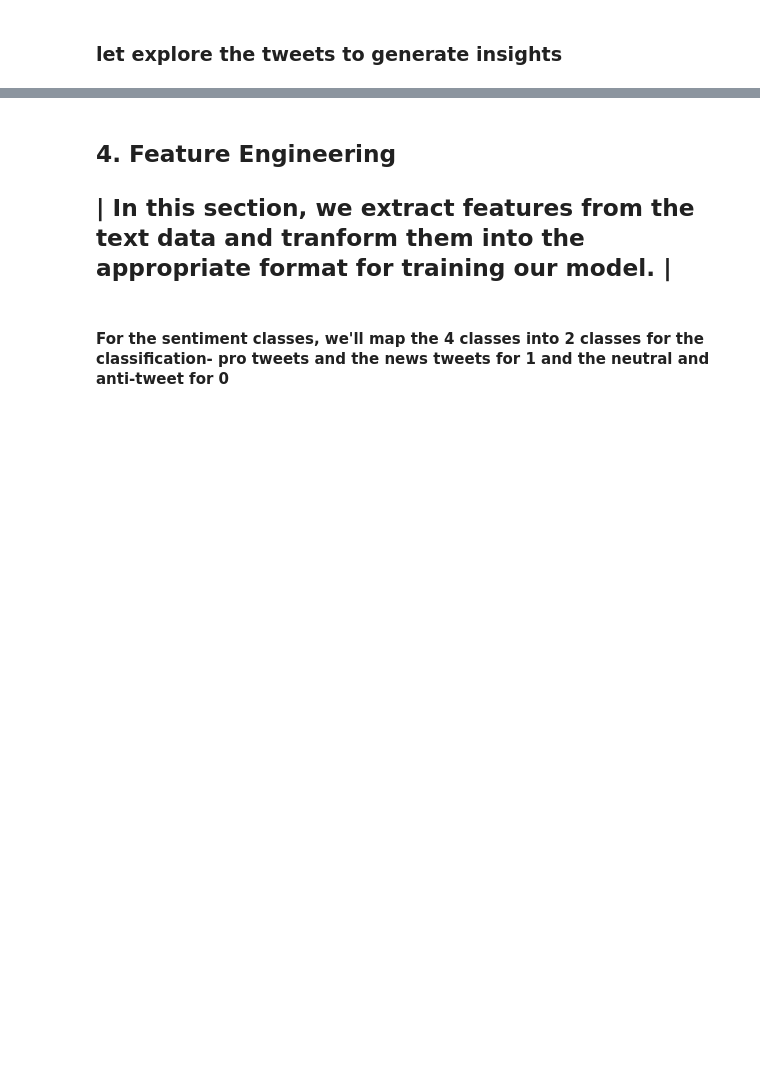
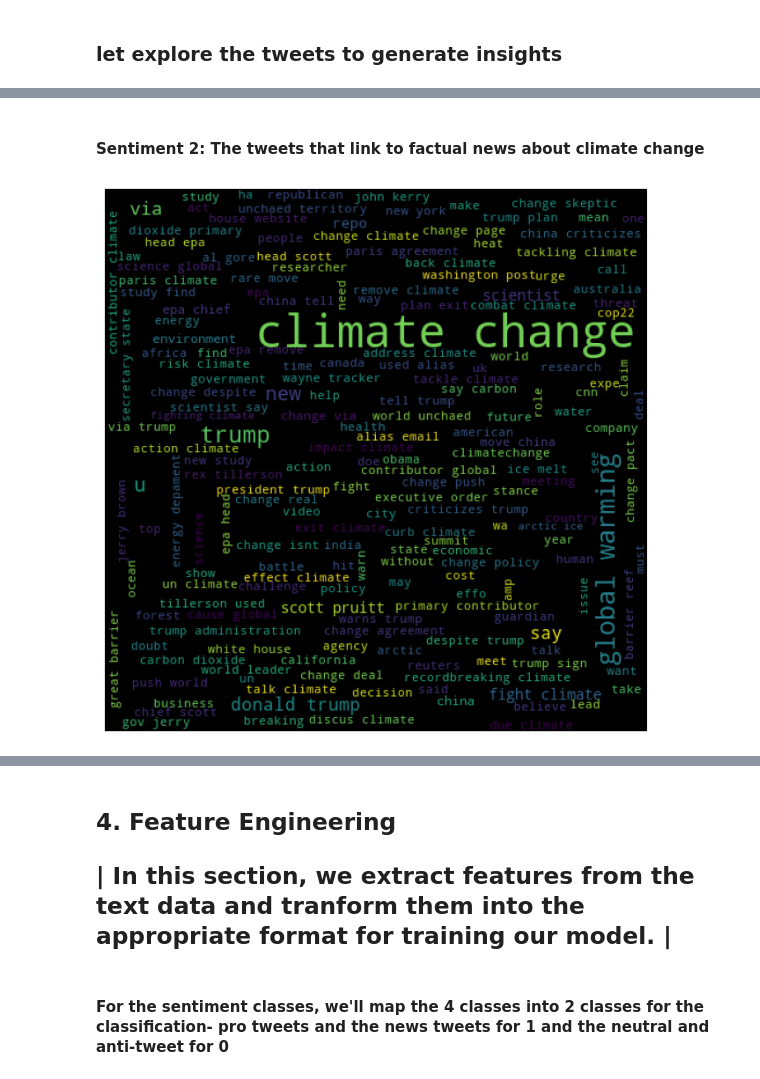
Before and after one commit to TEAM-RR7-RAVE/EA-Twitter-Sentiment-Classification, a Jupyter notebook: Classification_predict.ipynb, the cells around one changed output, grey strips where cells are left out. Saved outputs shown, nothing was run; the diff lists cells and outputs as text; code cells hidden in the pictures; blank space fills up the shorter version.

```diff
--- a/Classification_predict.ipynb
+++ b/Classification_predict.ipynb
@@ -507,0 +422,10 @@ plt.show()
+# %% [markdown]
+#### Sentiment 2: The tweets that link to factual news about climate change
+# %%
+ptv_sentiment = wc.generate(df[df['sentiment'] == 2]['clean_tweet'].str.cat(sep = " "))
+plt.figure(figsize=(18,8))
+plt.imshow(ptv_sentiment)
+plt.axis('off')
+plt.show()
+# %% [output]
+[figure, added]
```
Also changed, not shown: parts of 59 cells of this notebook.
